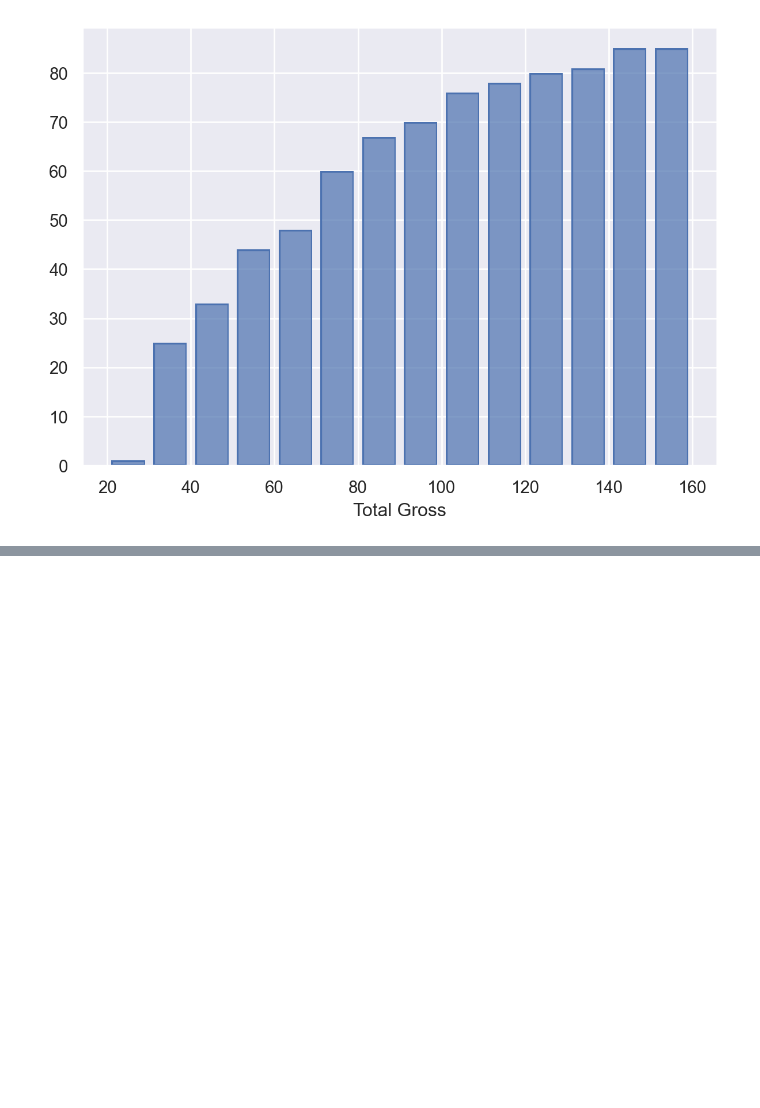
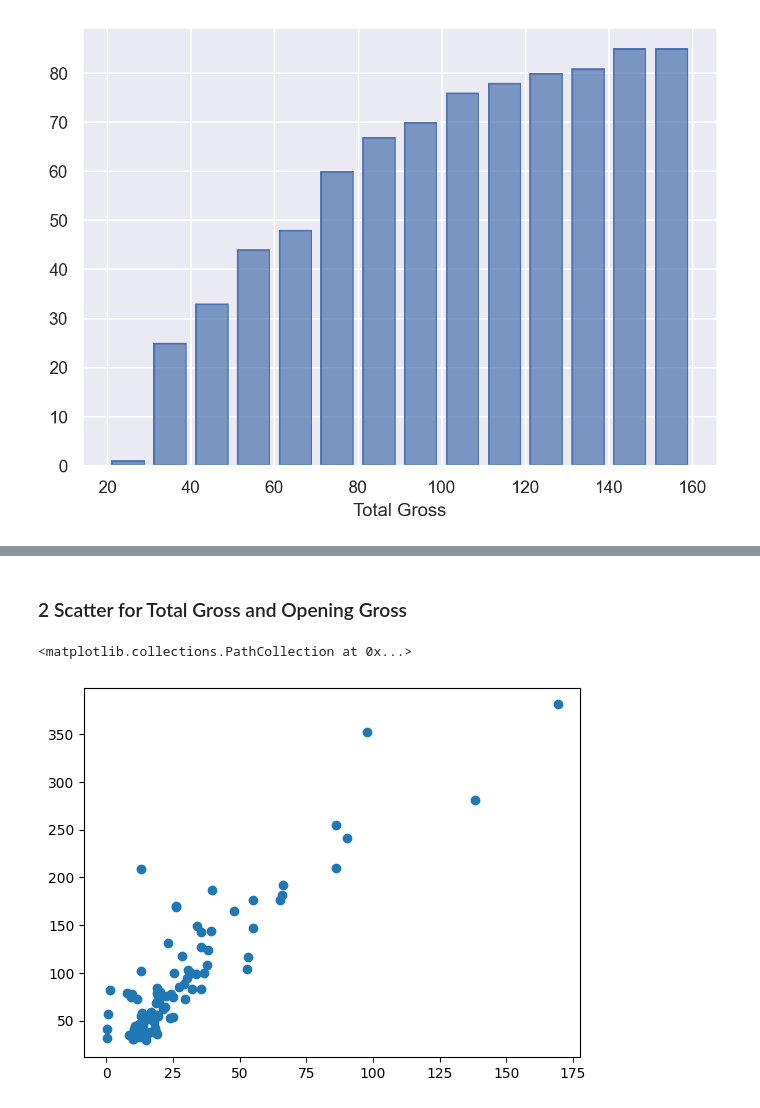
Before and after one commit to zenbaei/Data_Stats_Practice, a Jupyter notebook: Statistics_4_Business_Solutions.ipynb, the cells around one changed output, grey strips where cells are left out. Saved outputs shown, nothing was run; the diff lists cells and outputs as text; code cells hidden in the pictures; blank space fills up the shorter version.

```diff
--- a/Statistics_4_Business_Solutions.ipynb
+++ b/Statistics_4_Business_Solutions.ipynb
@@ -956,0 +993,7 @@ so.Plot(movies, x = 'Total Gross').add(so.Bar(), so.Hist(bins = bins, cumulative
+# %% [markdown]
+### 2 Scatter for Total Gross and Opening Gross
+# %%
+plt.scatter(x= movies['Opening Gross'], y=movies['Total Gross'])
+# %% [output]
+<matplotlib.collections.PathCollection at 0x...>
+[figure, added]
```
Also changed, not shown: parts of 14 cells of this notebook, 14 other files.
